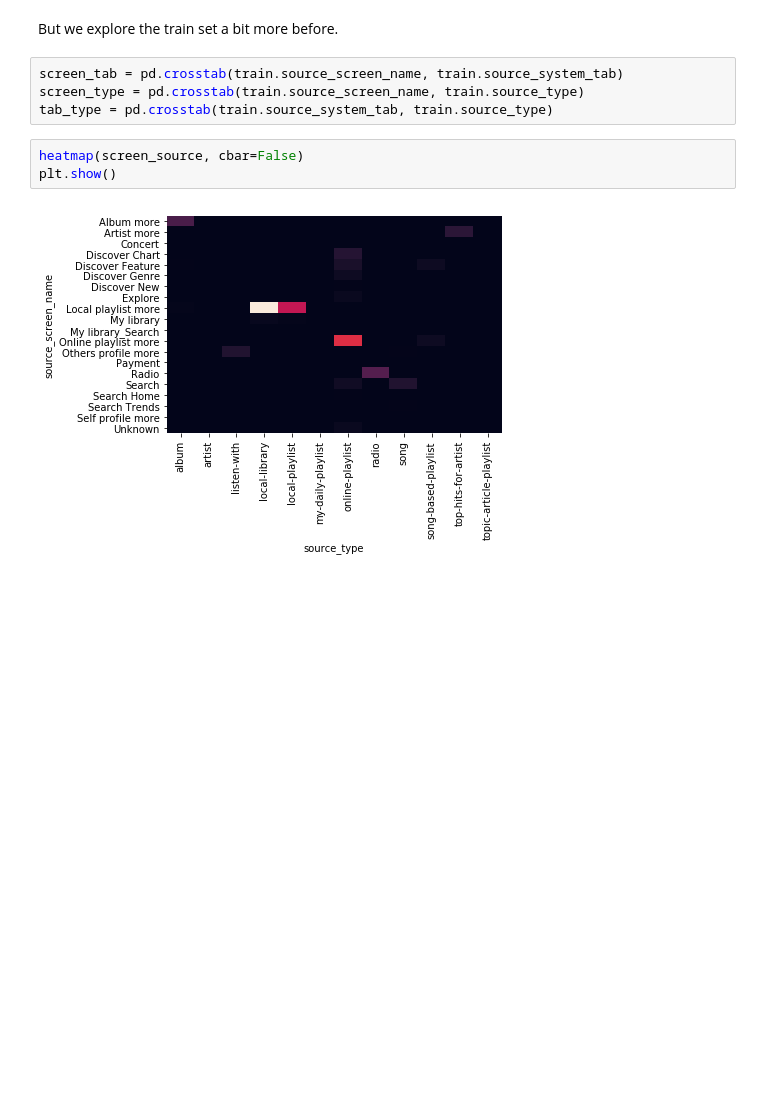
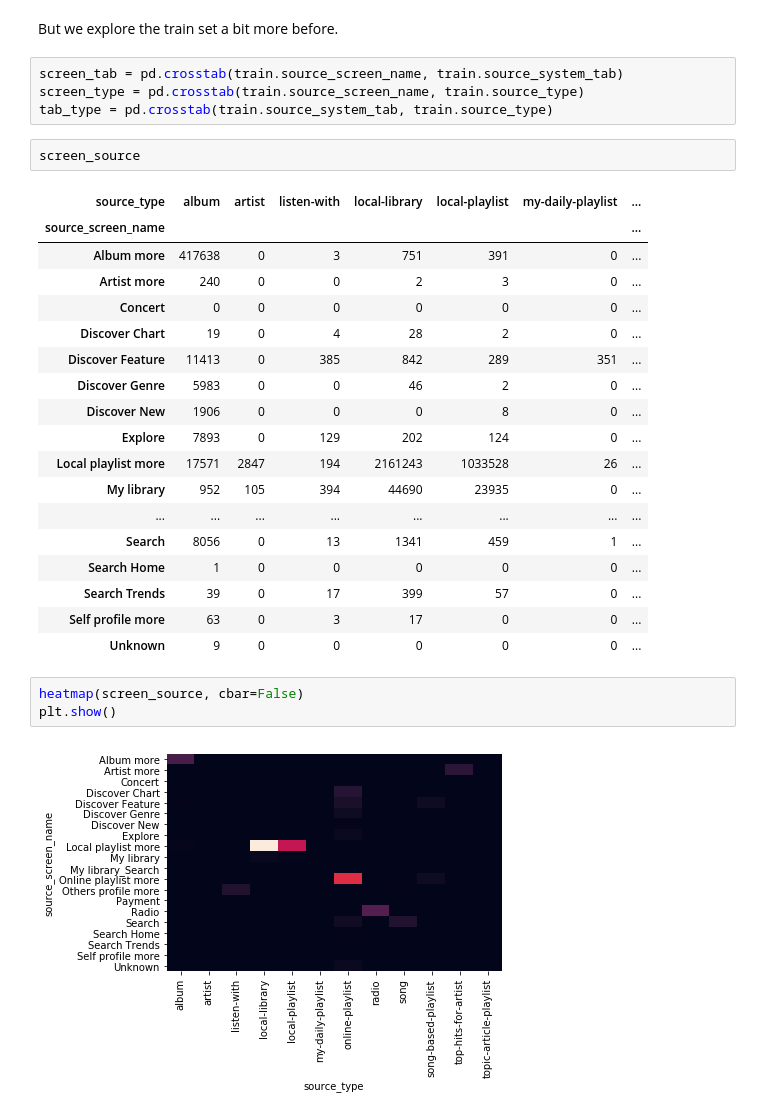
Before and after one commit to PaulPruliere/wsdm, a Jupyter notebook: wsdm.ipynb, the cells around one changed output. Drawn from its saved outputs; the diff is of its cells as text; blank space fills up the shorter version.

```diff
--- a/wsdm.ipynb
+++ b/wsdm.ipynb
@@ -202,6 +202,27 @@ But we explore the train set a bit more before.
 screen_tab = pd.crosstab(train.source_screen_name, train.source_system_tab)
 screen_type = pd.crosstab(train.source_screen_name, train.source_type)
 tab_type = pd.crosstab(train.source_system_tab, train.source_type)
+# %%
+screen_source
+# %% [output]
+| source_type | album | artist | listen-with | local-library | local-playlist | my-daily-playlist | ... |
+| source_screen_name |  |  |  |  |  |  | ... |
+| Album more | 417638 | 0 | 3 | 751 | 391 | 0 | ... |
+| Artist more | 240 | 0 | 0 | 2 | 3 | 0 | ... |
+| Concert | 0 | 0 | 0 | 0 | 0 | 0 | ... |
+| Discover Chart | 19 | 0 | 4 | 28 | 2 | 0 | ... |
+| Discover Feature | 11413 | 0 | 385 | 842 | 289 | 351 | ... |
+| Discover Genre | 5983 | 0 | 0 | 46 | 2 | 0 | ... |
+| Discover New | 1906 | 0 | 0 | 0 | 8 | 0 | ... |
+| Explore | 7893 | 0 | 129 | 202 | 124 | 0 | ... |
+| Local playlist more | 17571 | 2847 | 194 | 2161243 | 1033528 | 26 | ... |
+| My library | 952 | 105 | 394 | 44690 | 23935 | 0 | ... |
+| ... | ... | ... | ... | ... | ... | ... | ... |
+| Search | 8056 | 0 | 13 | 1341 | 459 | 1 | ... |
+| Search Home | 1 | 0 | 0 | 0 | 0 | 0 | ... |
+| Search Trends | 39 | 0 | 17 | 399 | 57 | 0 | ... |
+| Self profile more | 63 | 0 | 3 | 17 | 0 | 0 | ... |
+| Unknown | 9 | 0 | 0 | 0 | 0 | 0 | ... |
 # %%
 heatmap(screen_source, cbar=False)
 plt.show()
```
Also changed, not shown: parts of 5 cells of this notebook.
